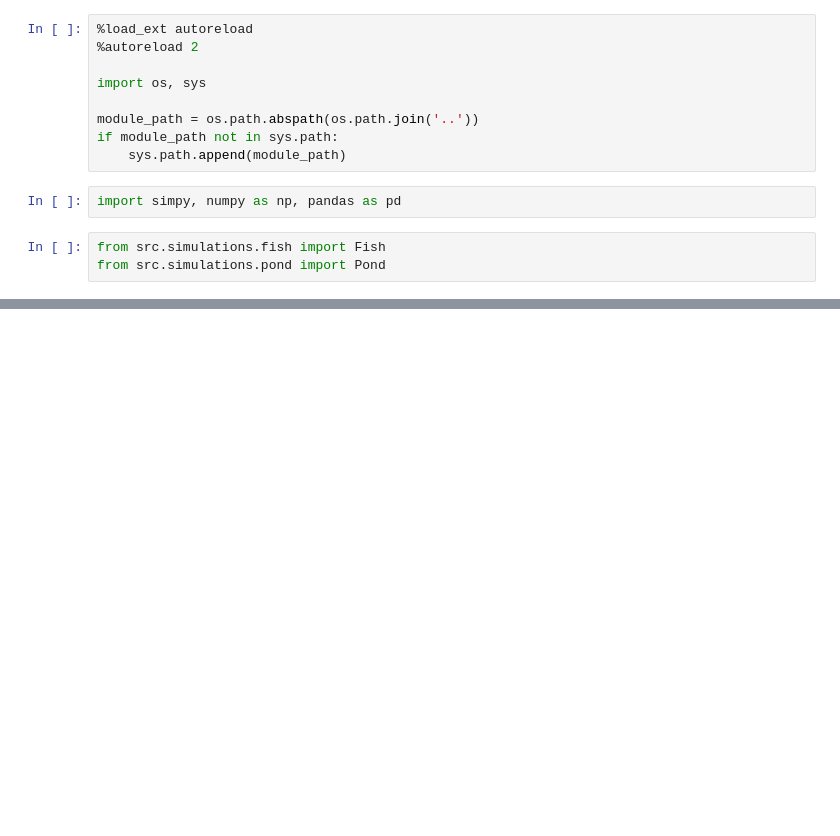
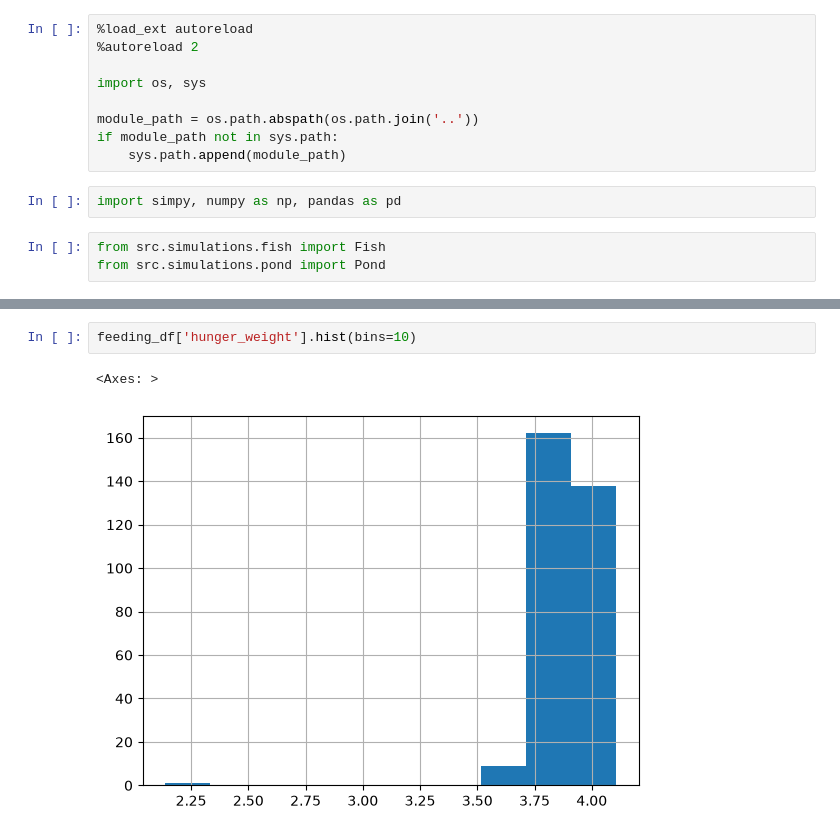
Before and after one commit to kennedy-ikeka/farmsim, a Jupyter notebook: notebooks/fish.ipynb, the cells around one changed output, grey strips where cells are left out. Saved outputs shown, nothing was run; the diff lists cells and outputs as text; blank space fills up the shorter version.

```diff
--- a/notebooks/fish.ipynb
+++ b/notebooks/fish.ipynb
@@ -55,0 +59,5 @@ p.feed.level
+# %%
+feeding_df['hunger_weight'].hist(bins=10)
+# %% [output]
+<Axes: >
+[figure, added]
```
Also changed, not shown: parts of 5 cells of this notebook, 25 other files.
